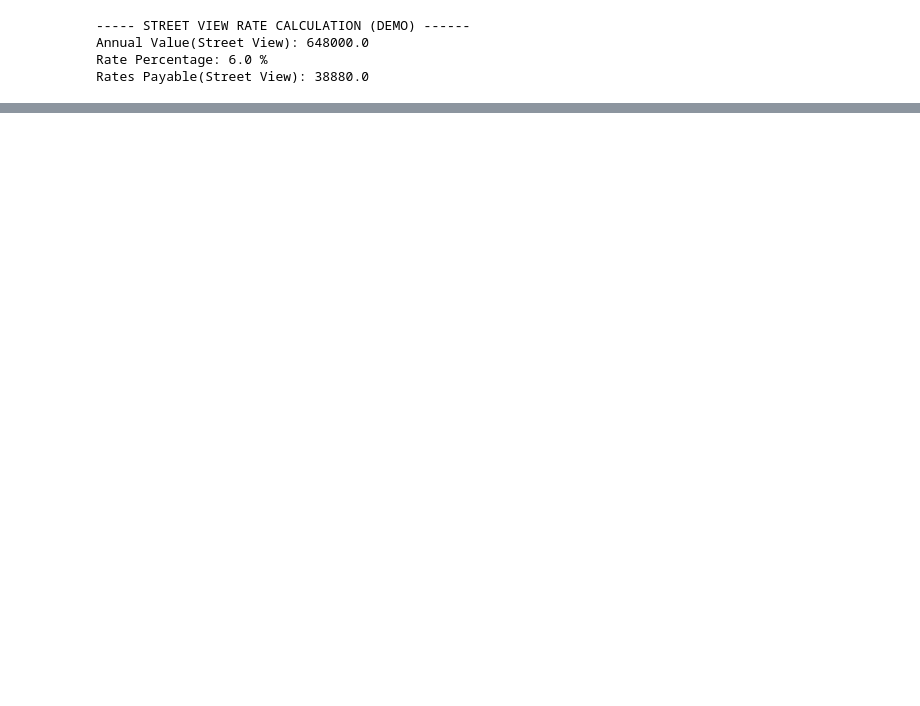
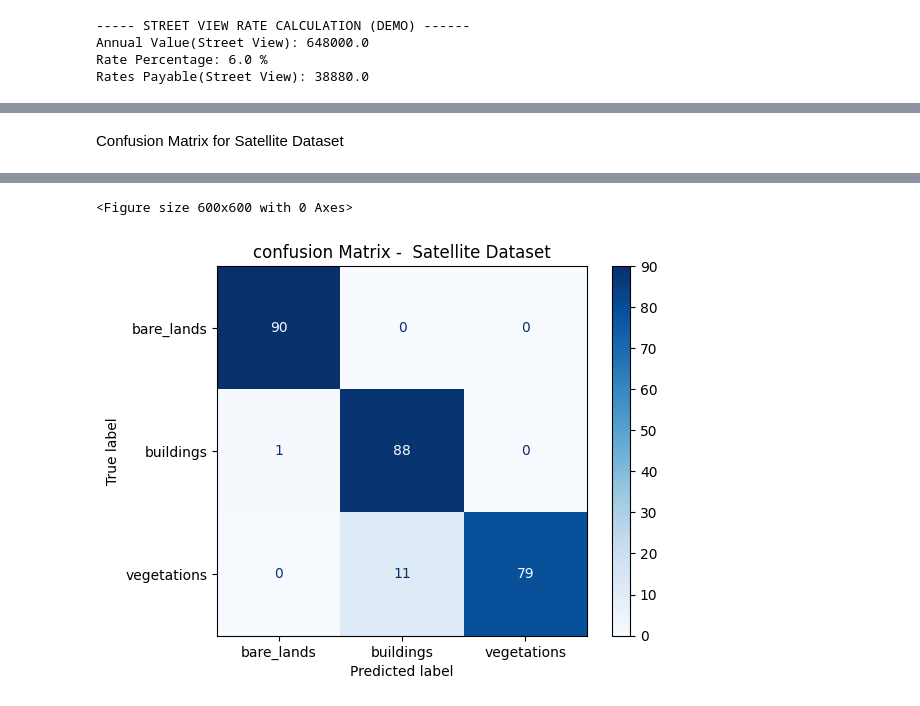
Before and after one commit to KaushaniHettiarachchige/RP_Rating_Valuation, a Jupyter notebook: Component_notebooks/RP_Kaushani.ipynb, the cells around one changed output, grey strips where cells are left out. Cells and saved outputs as stored; diff of their text form; code cells hidden in the pictures; blank space fills up the shorter version.

Commit message:
Add confusion matrices
Add confusion matrices for both satellite dataset and street view dataset.

```diff
--- a/Component_notebooks/RP_Kaushani.ipynb
+++ b/Component_notebooks/RP_Kaushani.ipynb
@@ -480,0 +481,31 @@ Rates Payable: 22680.0
+# %% [markdown]
+Confusion Matrix for Satellite Dataset
+# %%
+#Confusion matrix for satellite - true labels vs predicted labels
+import numpy as np
+import matplotlib.pyplot as plt
+from sklearn.metrics import confusion_matrix, ConfusionMatrixDisplay
+
+#Collect true labels and predictions
+y_true_sat = []
+y_pred_sat = []
+
+for images, labels in sat_test:
+  preds = sat_model.predict(images)
+  y_pred_sat.extend(np.argmax(preds, axis = 1))
+  y_true_sat.extend(labels.numpy())
+
+#Create confusion matrix
+cm_sat = confusion_matrix(y_true_sat, y_pred_sat)
+
+#Display confusion matrix
+disp_sat = ConfusionMatrixDisplay(
+    confusion_matrix = cm_sat,
+    display_labels = sat_class_names
+)
+
+plt.figure(figsize = (6,6))
+disp_sat.plot(cmap="Blues", values_format = "d")
+plt.title("confusion Matrix -  Satellite Dataset")
+plt.show()
+# %% [output]
@@ -480,0 +521,2 @@ Rates Payable: 22680.0
+<Figure size 600x600 with 0 Axes>
+[figure, added]
```
Also changed, not shown: parts of 13 cells of this notebook.
